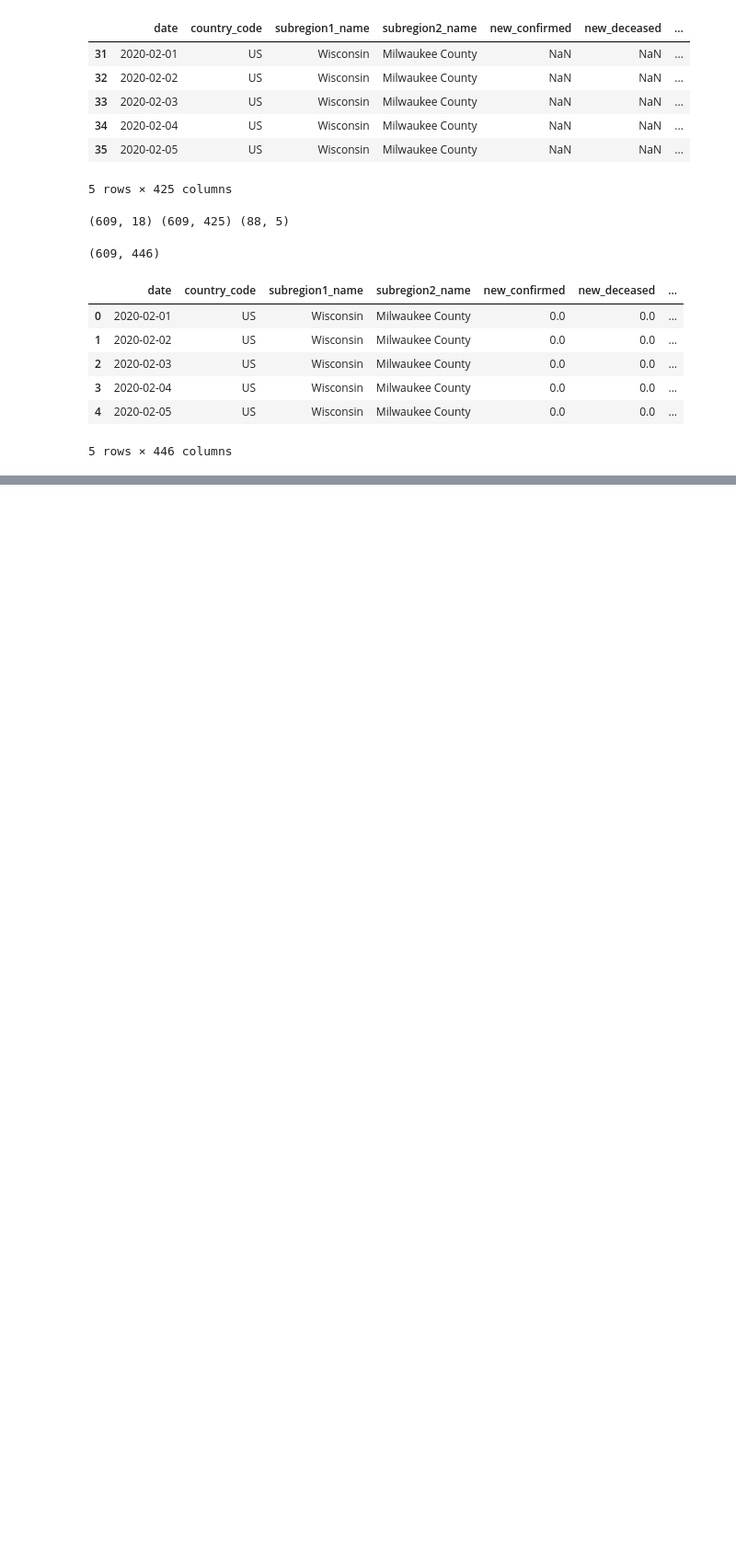
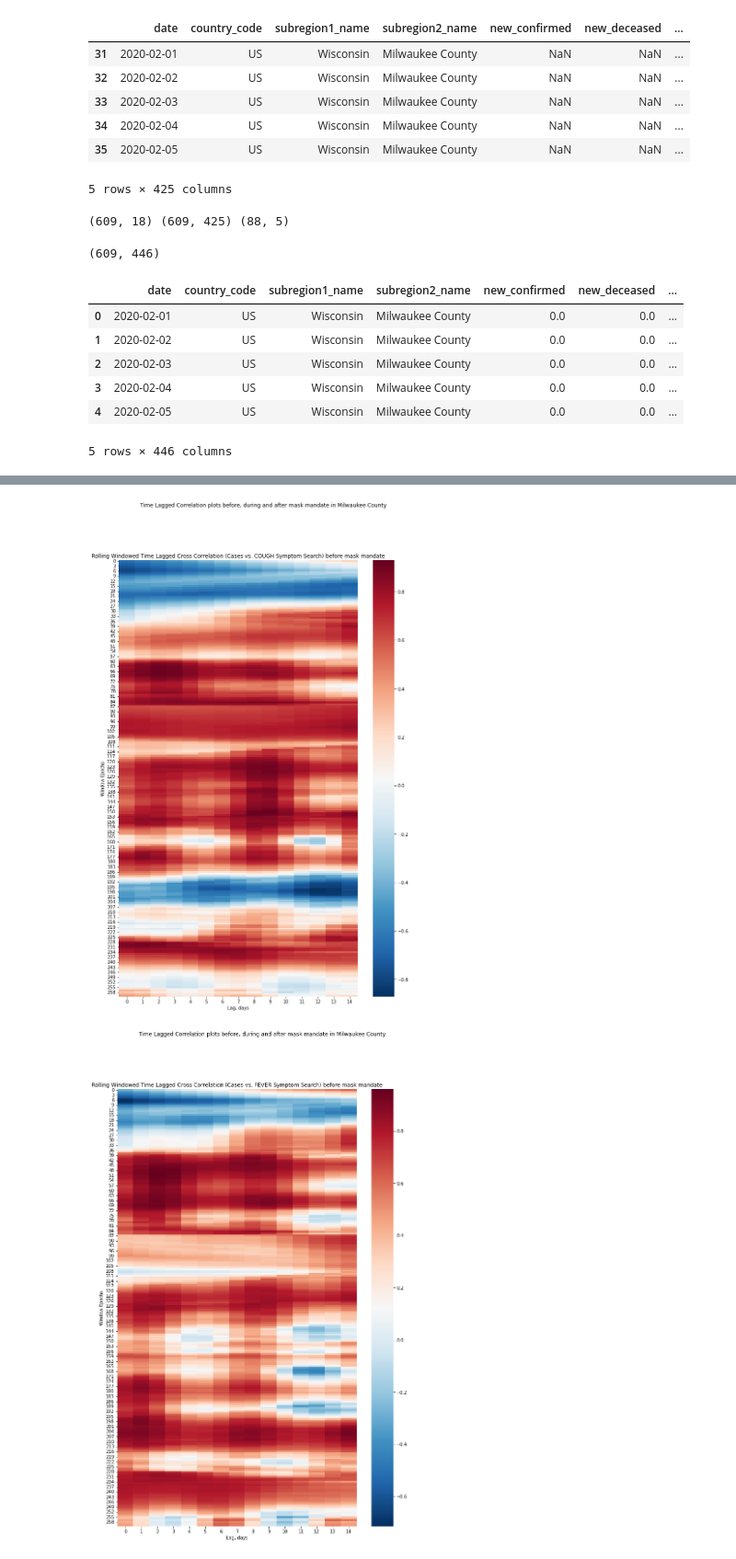
Before and after one commit to TharunKumarReddy5/data-512-project, a Jupyter notebook: DATA 512 Project.ipynb, the cells around one changed output, grey strips where cells are left out. Shown at 92% size. Saved outputs shown, nothing was run; the diff lists cells and outputs as text; code cells hidden in the pictures; blank space fills up the shorter version.

```diff
--- a/DATA 512 Project.ipynb
+++ b/DATA 512 Project.ipynb
@@ -58,7 +90,21 @@ df_main.head()
 # %%
+covid_symptoms = ['search_trends_sore_throat', 'search_trends_chills', 'search_trends_fever', 'search_trends_cough', 'search_trends_sinusitis',
+'search_trends_common_cold', 'search_trends_shortness_of_breath', 'search_trends_shallow_breathing', 'search_trends_fatigue', 'search_trends_muscle_weakness',
+'search_trends_headache', 'search_trends_nasal_congestion', 'search_trends_nausea', 'search_trends_vomiting', 'search_trends_diarrhea', 'search_trends_pneumonia']
+
+covid_symptoms_short = [item.replace('search_trends_', '') for item in covid_symptoms]
+covid_symptoms_short = [item.replace('_', ' ') for item in covid_symptoms_short]
+
+df_main[covid_symptoms] = df_main[covid_symptoms].rolling(4).mean().fillna(0)
 df_wave1 = df_main[(df_main['date'] >= '2020-03-01') & (df_main['date'] < '2020-08-01')]
 df_wave2 = df_main[(df_main['date'] >= '2020-08-01') & (df_main['date'] <= '2021-03-30')]
 df_wave3 = df_main[df_main['date'] >= '2021-03-30']
 df_wave1.reset_index(inplace = True)
 df_wave2.reset_index(inplace = True)
 df_wave3.reset_index(inplace = True)
+df_wave1[covid_symptoms_short] = df_wave1[covid_symptoms]
+df_wave1 = df_wave1.drop(covid_symptoms, axis = 1)
+df_wave2[covid_symptoms_short] = df_wave2[covid_symptoms]
+df_wave2 = df_wave2.drop(covid_symptoms, axis = 1)
+df_wave3[covid_symptoms_short] = df_wave3[covid_symptoms]
+df_wave3 = df_wave3.drop(covid_symptoms, axis = 1)
@@ -142,0 +224,7 @@ top_symptoms = ['cough', 'fever', 'sore throat', 'shortness of breath', 'pneumon
+# %%
+for i in top_symptoms:
+  rss = window_corr(df_wave1.append(df_wave2).append(df_wave3), i)
+  plot_corr2(rss, i)
+# %% [output]
+[figure, added]
+[figure, added]
```
Also changed, not shown: parts of 26 cells of this notebook, 26 other files.
